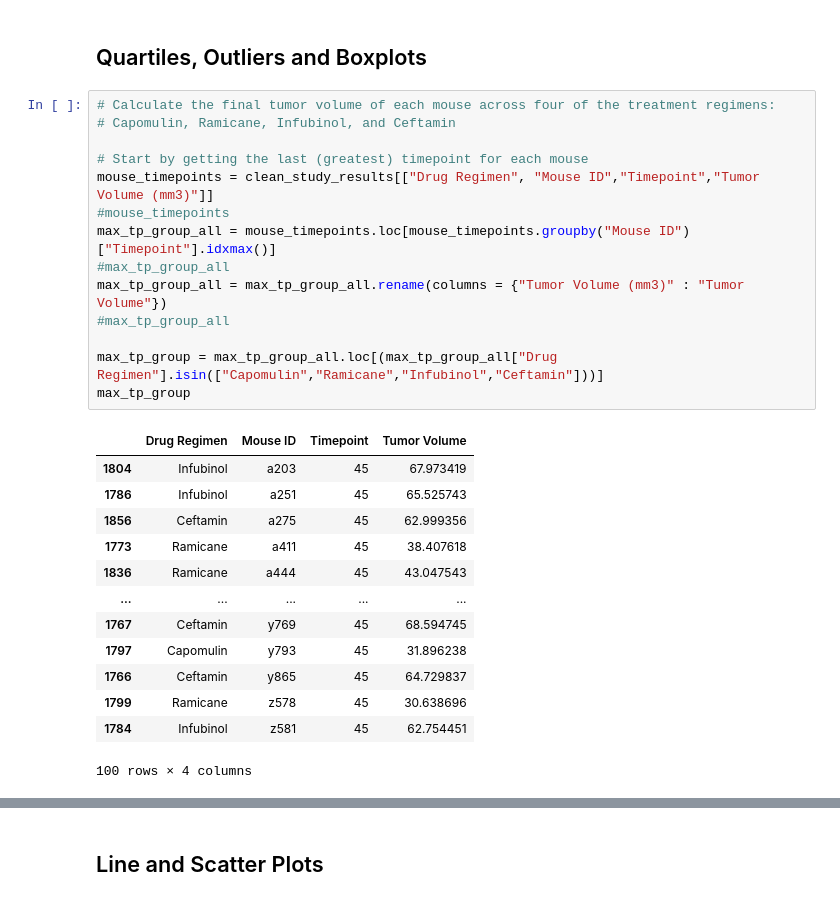
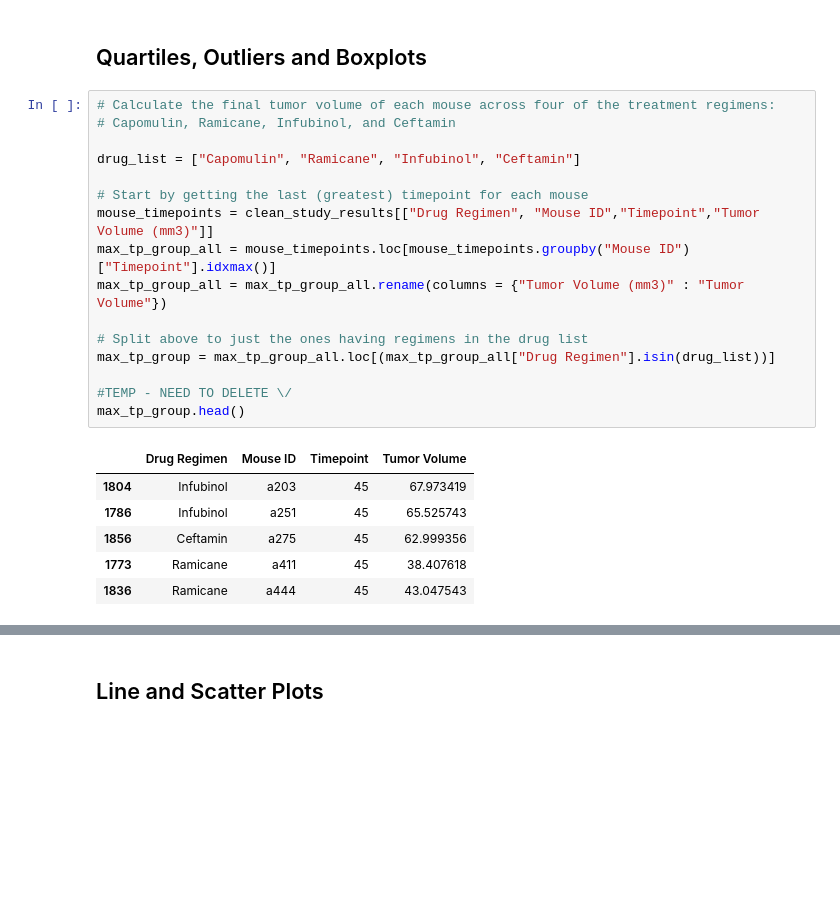
Before and after one commit to GVAlonzo/pymaceuticals, a Jupyter notebook: pymaceuticals_starter.ipynb, the cells around one changed output, grey strips where cells are left out. Cells and saved outputs as stored; diff of their text form; blank space fills up the shorter version.

```diff
--- a/pymaceuticals_starter.ipynb
+++ b/pymaceuticals_starter.ipynb
@@ -244,30 +237,25 @@ Name: Sex, dtype: int64
 # %%
 # Calculate the final tumor volume of each mouse across four of the treatment regimens:
 # Capomulin, Ramicane, Infubinol, and Ceftamin
 
+drug_list = ["Capomulin", "Ramicane", "Infubinol", "Ceftamin"]
+
 # Start by getting the last (greatest) timepoint for each mouse
 mouse_timepoints = clean_study_results[["Drug Regimen", "Mouse ID","Timepoint","Tumor Volume (mm3)"]]
-#mouse_timepoints
 max_tp_group_all = mouse_timepoints.loc[mouse_timepoints.groupby("Mouse ID")["Timepoint"].idxmax()]
-#max_tp_group_all
 max_tp_group_all = max_tp_group_all.rename(columns = {"Tumor Volume (mm3)" : "Tumor Volume"})
-#max_tp_group_all
 
-max_tp_group = max_tp_group_all.loc[(max_tp_group_all["Drug Regimen"].isin(["Capomulin","Ramicane","Infubinol","Ceftamin"]))]
-max_tp_group
+# Split above to just the ones having regimens in the drug list
+max_tp_group = max_tp_group_all.loc[(max_tp_group_all["Drug Regimen"].isin(drug_list))]
+
+#TEMP - NEED TO DELETE \/
+max_tp_group.head()
 # %% [output]
 |  | Drug Regimen | Mouse ID | Timepoint | Tumor Volume |
 | 1804 | Infubinol | a203 | 45 | 67.973419 |
 | 1786 | Infubinol | a251 | 45 | 65.525743 |
 | 1856 | Ceftamin | a275 | 45 | 62.999356 |
 | 1773 | Ramicane | a411 | 45 | 38.407618 |
 | 1836 | Ramicane | a444 | 45 | 43.047543 |
-| ... | ... | ... | ... | ... |
-| 1767 | Ceftamin | y769 | 45 | 68.594745 |
-| 1797 | Capomulin | y793 | 45 | 31.896238 |
-| 1766 | Ceftamin | y865 | 45 | 64.729837 |
-| 1799 | Ramicane | z578 | 45 | 30.638696 |
-| 1784 | Infubinol | z581 | 45 | 62.754451 |
-100 rows × 4 columns
 # %%
 # Put treatments into a list for for loop (and later for plot labels)
```
Also changed, not shown: parts of 14 cells of this notebook.
